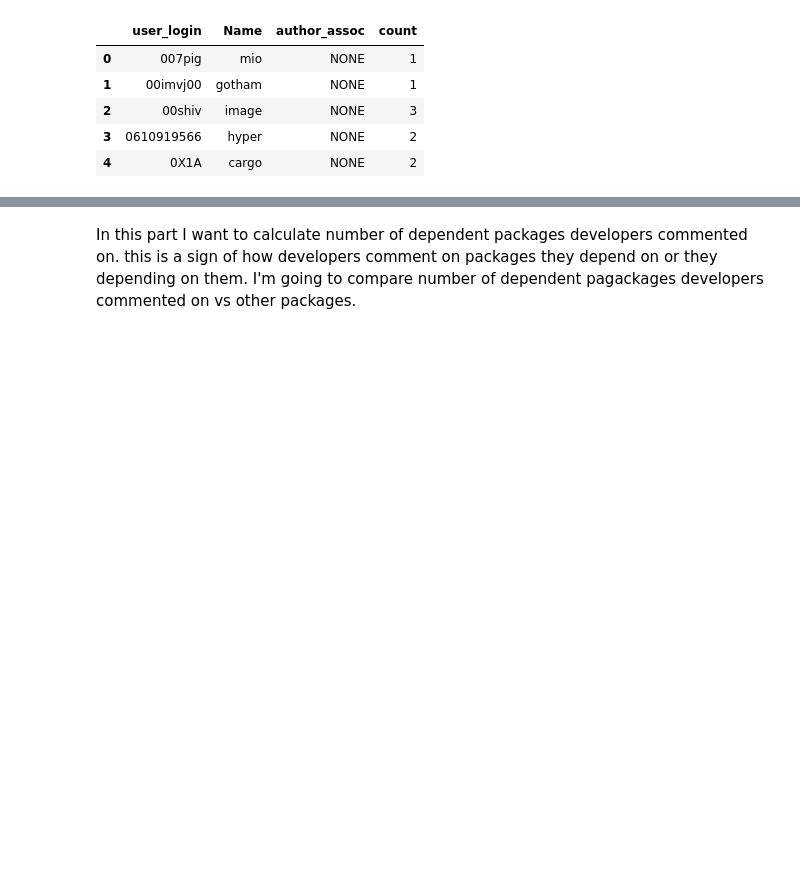
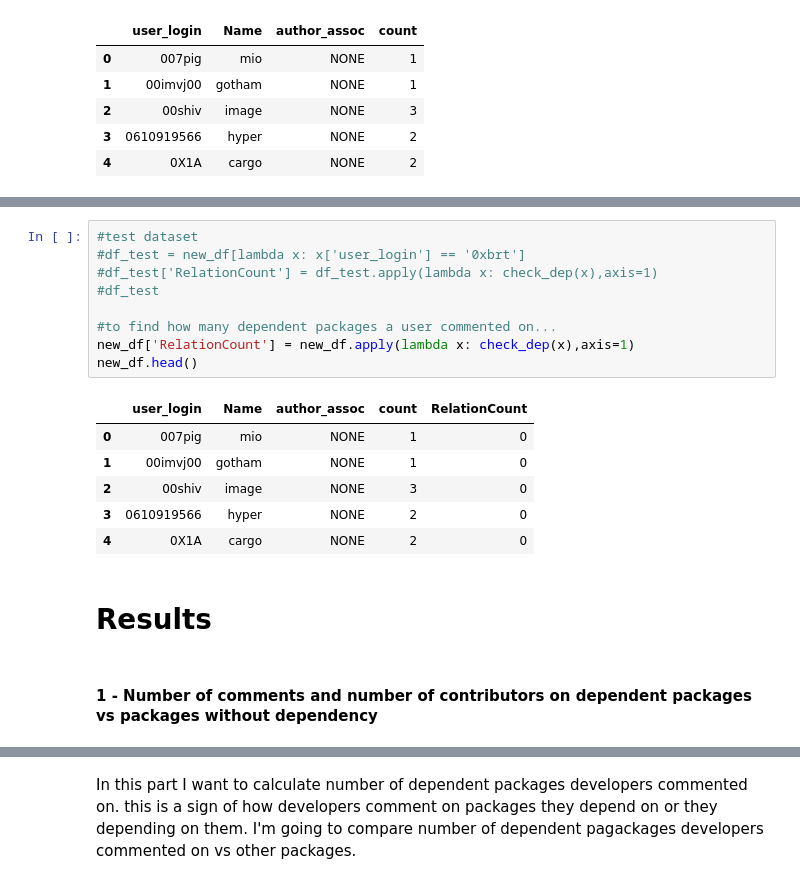
Before and after one commit to MehdiGol/PackagesDependencies-Contributors-Relationship, a Jupyter notebook: notebooks/Question 1.ipynb, the cells around one changed output, grey strips where cells are left out. Saved outputs shown, nothing was run; the diff lists cells and outputs as text; blank space fills up the shorter version.

```diff
--- a/notebooks/Question 1.ipynb
+++ b/notebooks/Question 1.ipynb
@@ -81,0 +100,20 @@ new_df.head()
+# %%
+#test dataset
+#df_test = new_df[lambda x: x['user_login'] == '0xbrt']
+#df_test['RelationCount'] = df_test.apply(lambda x: check_dep(x),axis=1)
+#df_test
+
+#to find how many dependent packages a user commented on...
+new_df['RelationCount'] = new_df.apply(lambda x: check_dep(x),axis=1)
+new_df.head()
+# %% [output]
+|  | user_login | Name | author_assoc | count | RelationCount |
+| 0 | 007pig | mio | NONE | 1 | 0 |
+| 1 | 00imvj00 | gotham | NONE | 1 | 0 |
+| 2 | 00shiv | image | NONE | 3 | 0 |
+| 3 | 0610919566 | hyper | NONE | 2 | 0 |
+| 4 | 0X1A | cargo | NONE | 2 | 0 |
+# %% [markdown]
+# Results
+# %% [markdown]
+#### 1 - Number of comments and number of contributors on dependent packages vs packages without dependency
```
Also changed, not shown: parts of 17 cells of this notebook, 5 other files.
